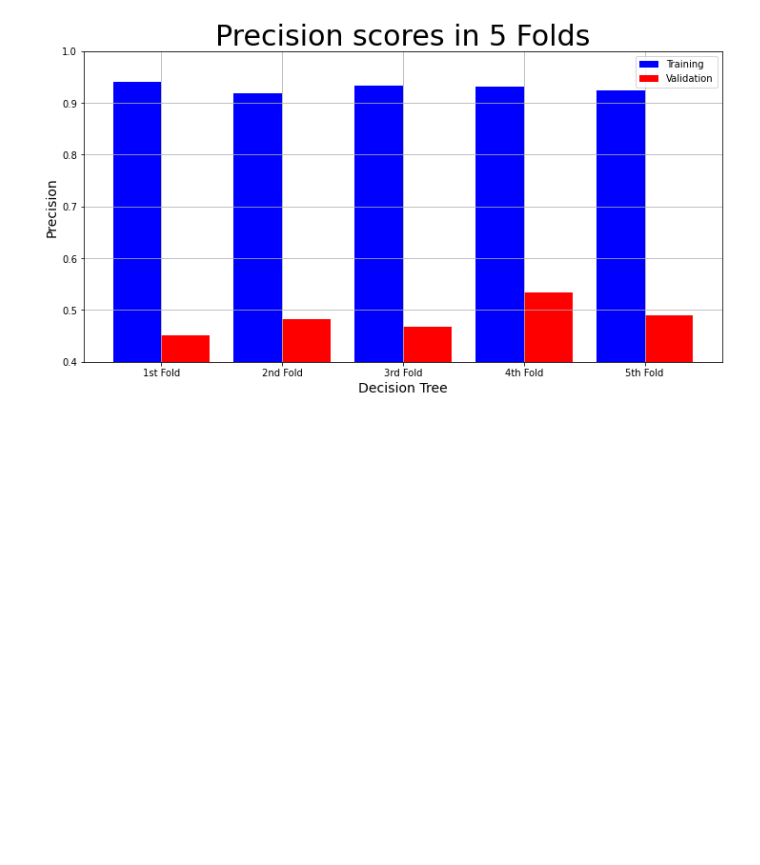
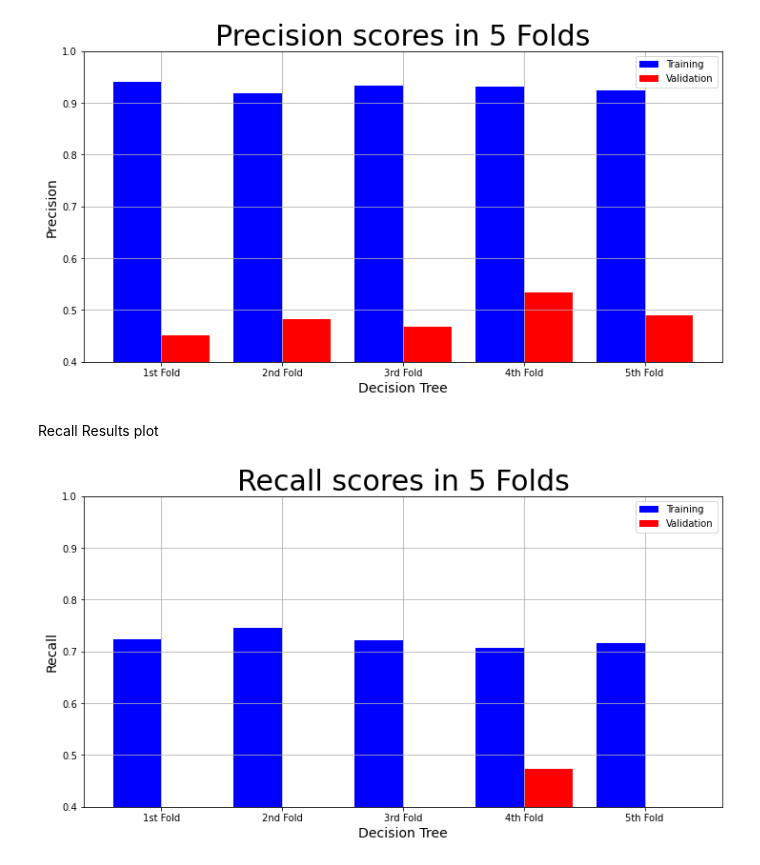
Before and after one commit to wakura-mbuya/abtest-mlops, a Jupyter notebook: notebooks/decission_tress.ipynb, the cells around one changed output. Saved outputs shown, nothing was run; the diff lists cells and outputs as text; code cells hidden in the pictures; blank space fills up the shorter version.

Commit message:
fine tuning decission tree

```diff
--- a/notebooks/decission_tress.ipynb
+++ b/notebooks/decission_tress.ipynb
@@ -135,3 +135,10 @@ Precision Results
 ml.plot_result(model_name, "Precision", "Precision scores in 5 Folds", decision_tree_result["Training Precision scores"], decision_tree_result["Validation Precision scores"])
 # %% [output]
 [figure]
+# %% [markdown]
+Recall Results plot
+# %%
+# Plot Recall Result
+ml.plot_result(model_name, "Recall", "Recall scores in 5 Folds", decision_tree_result["Training Recall scores"], decision_tree_result["Validation Recall scores"])
+# %% [output]
+[figure, added]
```
Also changed, not shown: parts of 8 cells of this notebook.
